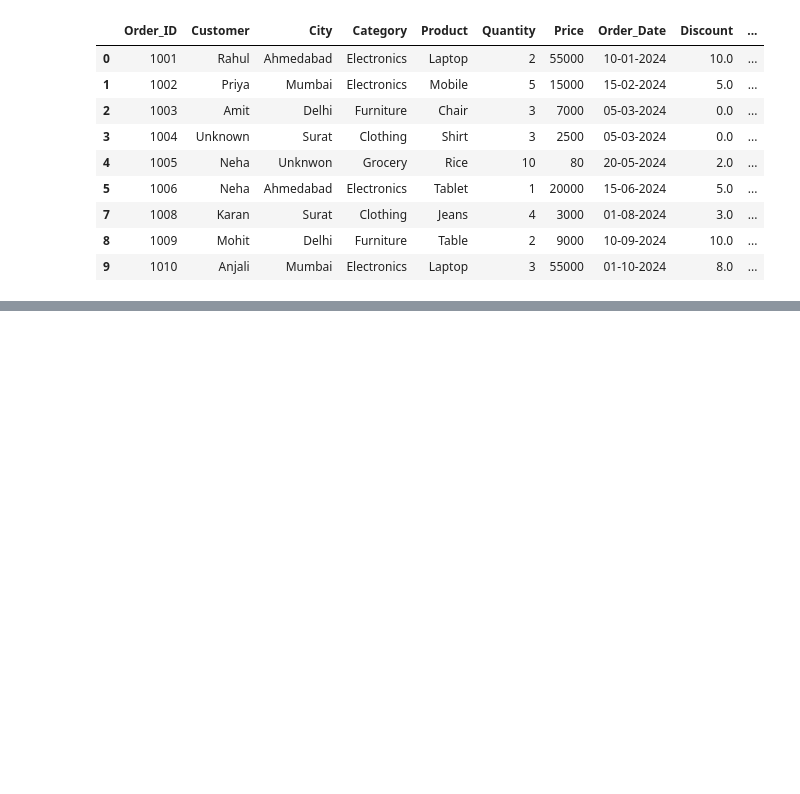
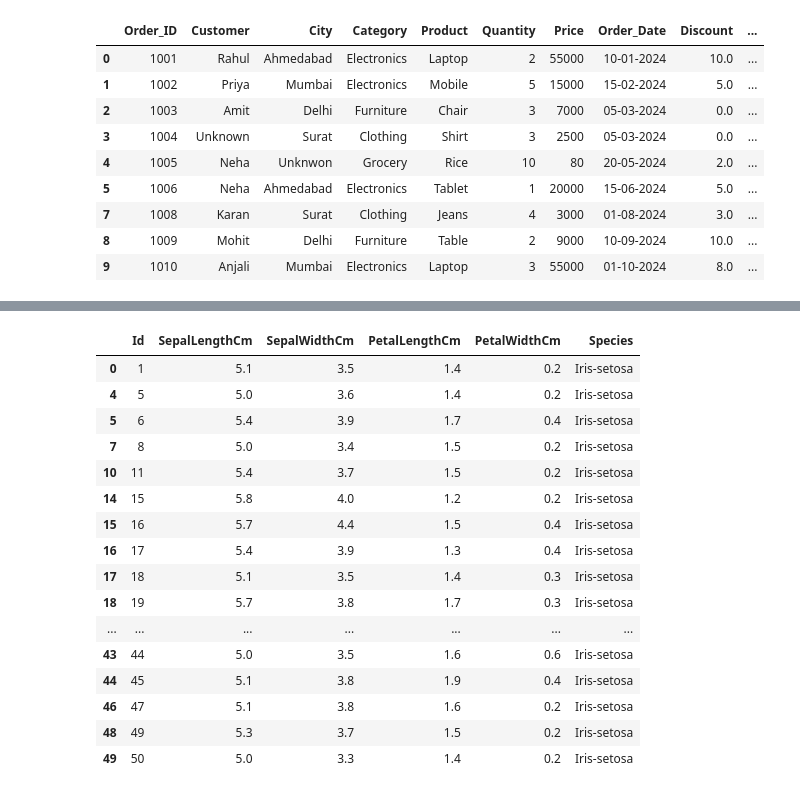
Before and after one commit to karanrathod232004/Pandas, a Jupyter notebook: Practice_small_dataset.ipynb, the cells around one changed output, grey strips where cells are left out. Saved outputs shown, nothing was run; the diff lists cells and outputs as text; code cells hidden in the pictures; blank space fills up the shorter version.

```diff
--- a/Practice_small_dataset.ipynb
+++ b/Practice_small_dataset.ipynb
@@ -261,0 +472,21 @@ data
+# %%
+#Select rows where Sepallengthcm about 5 and Species = 'iris-setosa'
+data.query("SepalLengthCm >= 5 and Species == 'Iris-setosa'")
+# %% [output]
+|  | Id | SepalLengthCm | SepalWidthCm | PetalLengthCm | PetalWidthCm | Species |
+| 0 | 1 | 5.1 | 3.5 | 1.4 | 0.2 | Iris-setosa |
+| 4 | 5 | 5.0 | 3.6 | 1.4 | 0.2 | Iris-setosa |
+| 5 | 6 | 5.4 | 3.9 | 1.7 | 0.4 | Iris-setosa |
+| 7 | 8 | 5.0 | 3.4 | 1.5 | 0.2 | Iris-setosa |
+| 10 | 11 | 5.4 | 3.7 | 1.5 | 0.2 | Iris-setosa |
+| 14 | 15 | 5.8 | 4.0 | 1.2 | 0.2 | Iris-setosa |
+| 15 | 16 | 5.7 | 4.4 | 1.5 | 0.4 | Iris-setosa |
+| 16 | 17 | 5.4 | 3.9 | 1.3 | 0.4 | Iris-setosa |
+| 17 | 18 | 5.1 | 3.5 | 1.4 | 0.3 | Iris-setosa |
+| 18 | 19 | 5.7 | 3.8 | 1.7 | 0.3 | Iris-setosa |
+| ... | ... | ... | ... | ... | ... | ... |
+| 43 | 44 | 5.0 | 3.5 | 1.6 | 0.6 | Iris-setosa |
+| 44 | 45 | 5.1 | 3.8 | 1.9 | 0.4 | Iris-setosa |
+| 46 | 47 | 5.1 | 3.8 | 1.6 | 0.2 | Iris-setosa |
+| 48 | 49 | 5.3 | 3.7 | 1.5 | 0.2 | Iris-setosa |
+| 49 | 50 | 5.0 | 3.3 | 1.4 | 0.2 | Iris-setosa |
```
Also changed, not shown: parts of 33 cells of this notebook.
